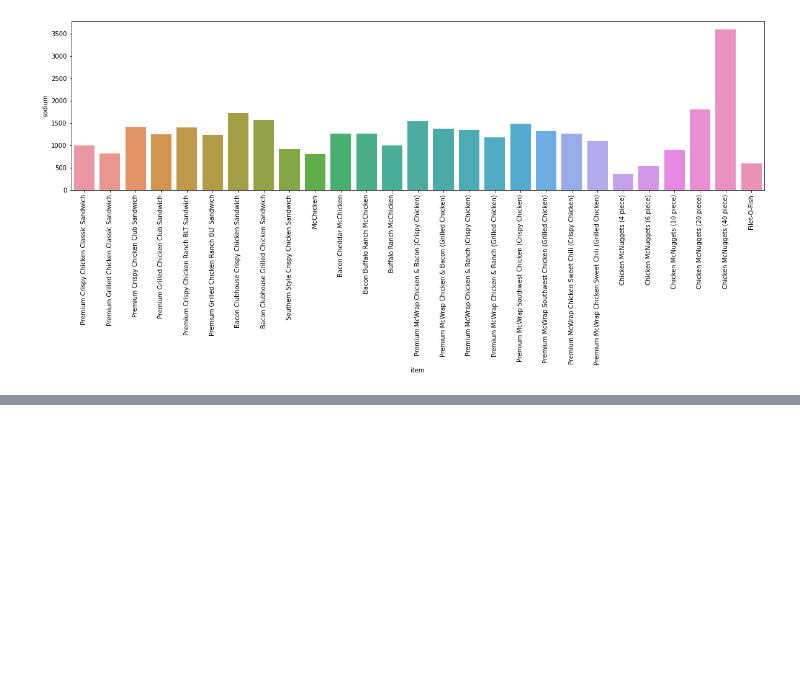
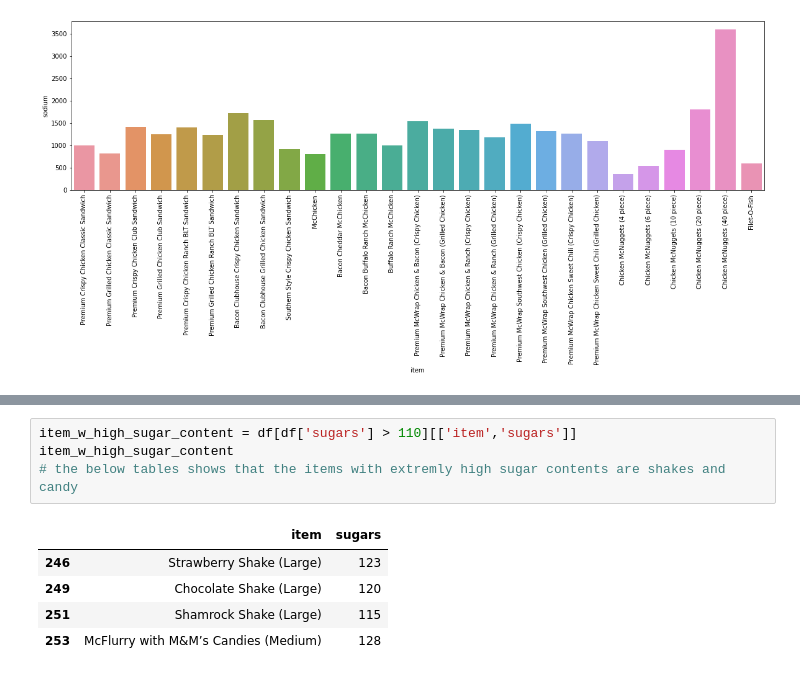
Before and after one commit to Farhad-Davaripour/Data_Exploratory_Analysis, a Jupyter notebook: Data_Exploratory_Analysis_Using_Python_and_SQL.ipynb, the cells around one changed output, grey strips where cells are left out. Drawn from its saved outputs; the diff is of its cells as text; blank space fills up the shorter version.

```diff
--- a/Data_Exploratory_Analysis_Using_Python_and_SQL.ipynb
+++ b/Data_Exploratory_Analysis_Using_Python_and_SQL.ipynb
@@ -86,0 +112,10 @@ plt.show()
+# %%
+item_w_high_sugar_content = df[df['sugars'] > 110][['item','sugars']]
+item_w_high_sugar_content
+# the below tables shows that the items with extremly high sugar contents are shakes and candy
+# %% [output]
+|  | item | sugars |
+| 246 | Strawberry Shake (Large) | 123 |
+| 249 | Chocolate Shake (Large) | 120 |
+| 251 | Shamrock Shake (Large) | 115 |
+| 253 | McFlurry with M&M’s Candies (Medium) | 128 |
```
Also changed, not shown: parts of 10 cells of this notebook.
